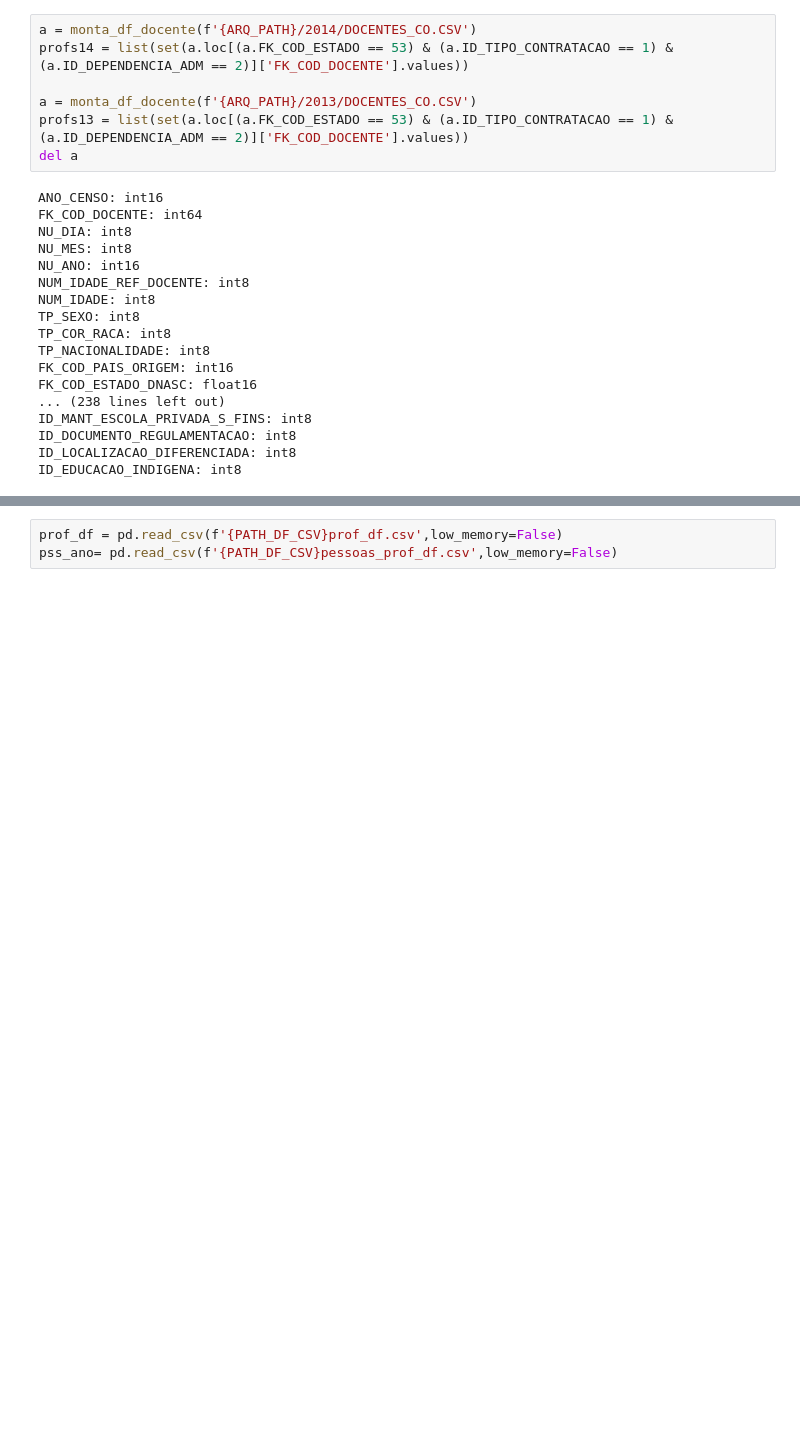
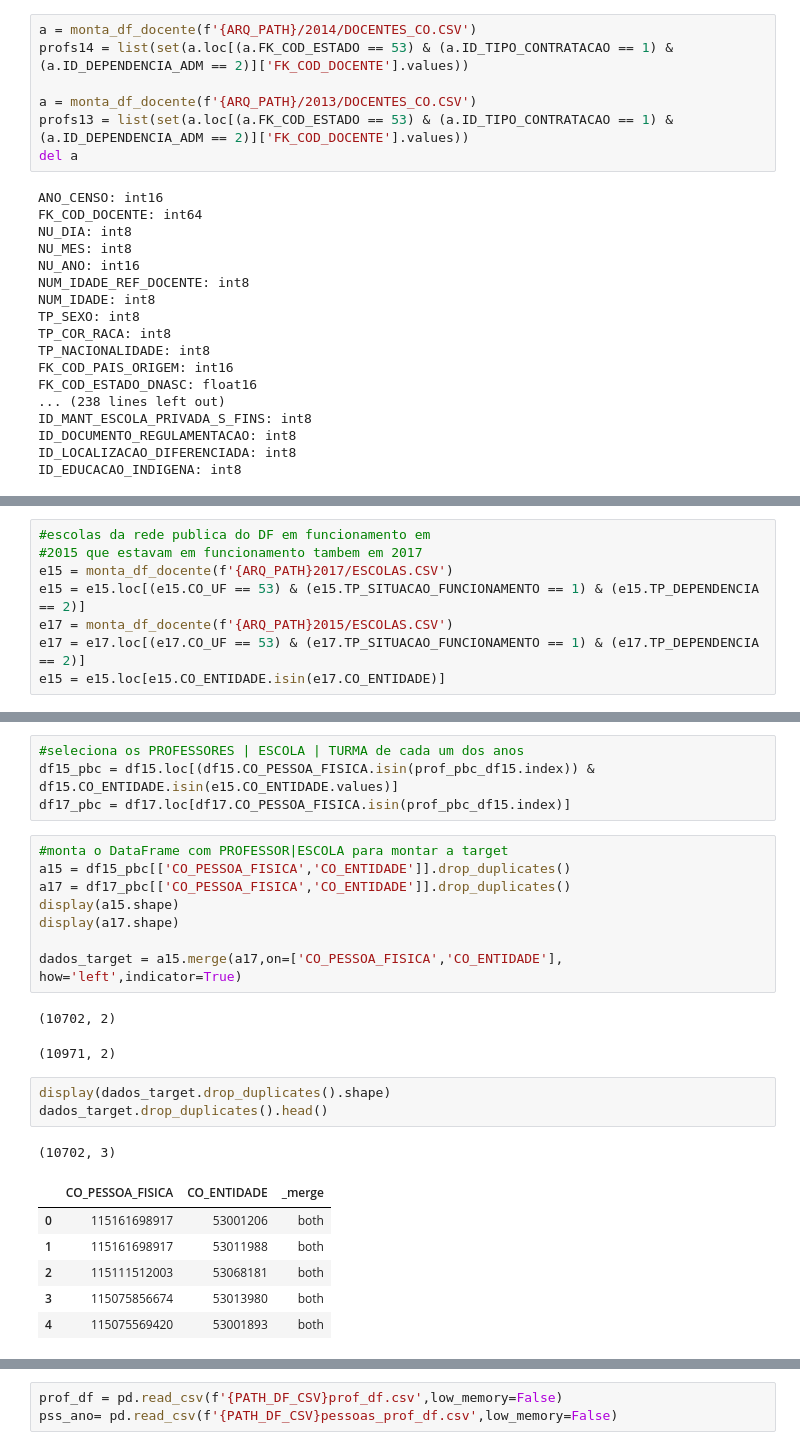
Before and after one commit to itsbarreto/educacao, a Jupyter notebook: SaidaDeProfessores.ipynb, the cells around one changed output, grey strips where cells are left out. Drawn from its saved outputs; the diff is of its cells as text; blank space fills up the shorter version.

Commit message:
Target da segunda iteracao montada.

```diff
--- a/SaidaDeProfessores.ipynb
+++ b/SaidaDeProfessores.ipynb
@@ -271,0 +293,8 @@ pss_ano.to_csv(f'{PATH_DF_CSV}pessoas_prof_df.csv',index=False)
+# %%
+#escolas da rede publica do DF em funcionamento em
+#2015 que estavam em funcionamento tambem em 2017
+e15 = monta_df_docente(f'{ARQ_PATH}2017/ESCOLAS.CSV')
+e15 = e15.loc[(e15.CO_UF == 53) & (e15.TP_SITUACAO_FUNCIONAMENTO == 1) & (e15.TP_DEPENDENCIA == 2)]
+e17 = monta_df_docente(f'{ARQ_PATH}2015/ESCOLAS.CSV')
+e17 = e17.loc[(e17.CO_UF == 53) & (e17.TP_SITUACAO_FUNCIONAMENTO == 1) & (e17.TP_DEPENDENCIA == 2)]
+e15 = e15.loc[e15.CO_ENTIDADE.isin(e17.CO_ENTIDADE)]
@@ -271,0 +319,26 @@ pss_ano.to_csv(f'{PATH_DF_CSV}pessoas_prof_df.csv',index=False)
+# %%
+#seleciona os PROFESSORES | ESCOLA | TURMA de cada um dos anos
+df15_pbc = df15.loc[(df15.CO_PESSOA_FISICA.isin(prof_pbc_df15.index)) & df15.CO_ENTIDADE.isin(e15.CO_ENTIDADE.values)]
+df17_pbc = df17.loc[df17.CO_PESSOA_FISICA.isin(prof_pbc_df15.index)]
+# %%
+#monta o DataFrame com PROFESSOR|ESCOLA para montar a target
+a15 = df15_pbc[['CO_PESSOA_FISICA','CO_ENTIDADE']].drop_duplicates()
+a17 = df17_pbc[['CO_PESSOA_FISICA','CO_ENTIDADE']].drop_duplicates()
+display(a15.shape)
+display(a17.shape)
+
+dados_target = a15.merge(a17,on=['CO_PESSOA_FISICA','CO_ENTIDADE'], how='left',indicator=True)
+# %% [output]
+(10702, 2)
+(10971, 2)
+# %%
+display(dados_target.drop_duplicates().shape)
+dados_target.drop_duplicates().head()
+# %% [output]
+(10702, 3)
+|  | CO_PESSOA_FISICA | CO_ENTIDADE | _merge |
+| 0 | 115161698917 | 53001206 | both |
+| 1 | 115161698917 | 53011988 | both |
+| 2 | 115111512003 | 53068181 | both |
+| 3 | 115075856674 | 53013980 | both |
+| 4 | 115075569420 | 53001893 | both |
```
Also changed, not shown: parts of 12 cells of this notebook, 2 other files.
